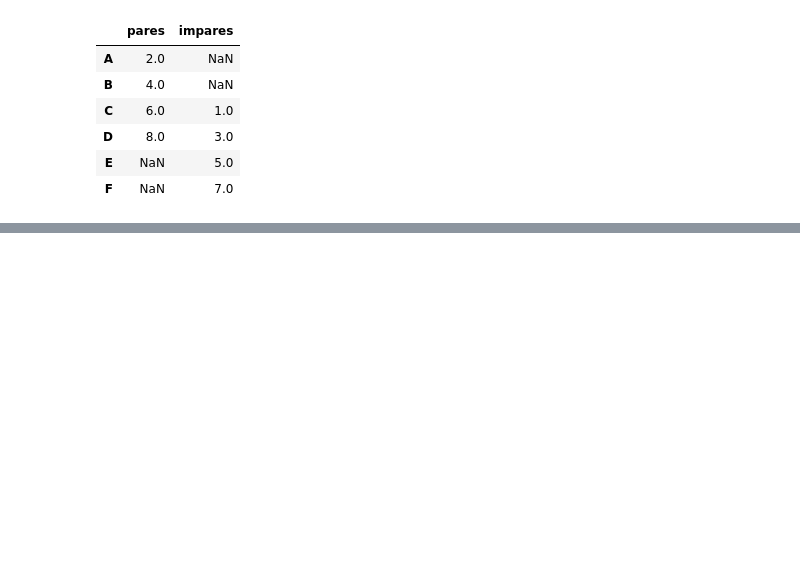
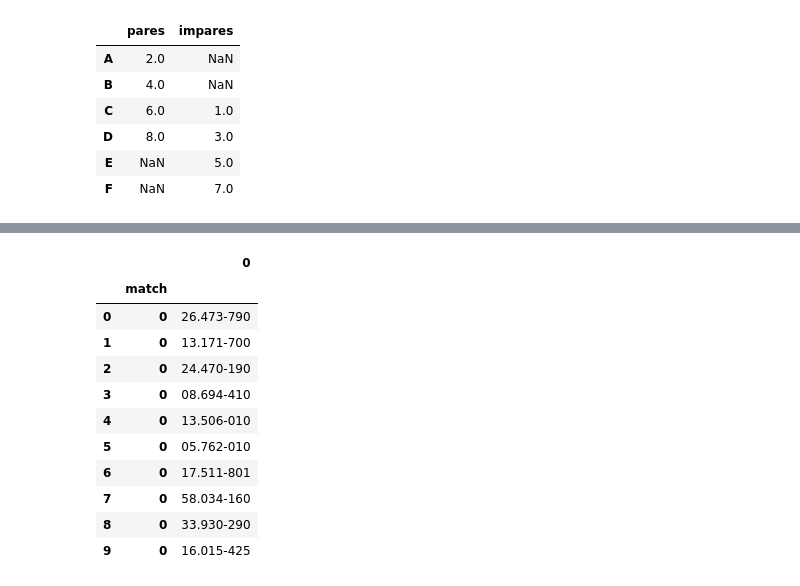
Before and after one commit to biamouras/alura-pandas-ds, a Jupyter notebook: 05_pandas_avancado/exercicios.ipynb, the cells around one changed output, grey strips where cells are left out. Drawn from its saved outputs; the diff is of its cells as text; code cells hidden in the pictures; blank space fills up the shorter version.

```diff
--- a/05_pandas_avancado/exercicios.ipynb
+++ b/05_pandas_avancado/exercicios.ipynb
@@ -369,0 +382,13 @@ pd.merge(
+# %%
+pessoas = pd.Series([
+    'Nome: Mariana Sousa | End.: Rua Damasco, 1978 Japeri-RJ 26.473-790 | Tel.: (21) 99131-8473',
+    'Nome: Aline Cardoso | End.: Rua Paschoal Marmirolli, 577 Sumaré-SP 13.171-700 | Tel.: (19) 8577-4777',
+    'Nome: Vitór Fernandes | Tel.: (21) 5923-5723 | End.: Rua Bernardo Franco, 1520 São Gonçalo-RJ 24.470-190',
+    'Nome: Victor Sousa | Tel.: (11) 98618-2626 | End.: Rua Santa Terezinha, 27 Suzano-SP 08.694-410',
+    'Nome: Vitória Dias | Tel.: (19) 97632-5829 | End.: Rua 4 JA, 500 Rio Claro-SP 13.506-010',
+    'Nome: Douglas Santos | Tel.: (11) 4890-8192 | End.: Rua Alcides Teodoro Santos, 1268 São Paulo-SP 05.762-010',
+    'Nome: Kauan Pinto | Tel.: (14) 6752-6858 | End.: Rua Amélia Volta Laplechade, 1334 Marília-SP 17.511-801',
+    'Nome: Miguel Silva | End.: Rua Severina Ferreira, 1408 João Pessoa-PB 58.034-160 | Tel.: (83) 7077-6476',
+    'Nome: Luis Castro | Tel.: (31) 97711-4493 | End.: Rua São Bento, 969 Ribeirão das Neves-MG 33.930-290',
+    'Nome: Thiago Almeida | Tel.: (18) 2031-3622 | End.: Rua Liberdade, 669 Araçatuba-SP 16.015-425'
+])
@@ -369,0 +399,15 @@ pd.merge(
+# %%
+pessoas.str.extractall('(\d{2}.\d{3}-\d{3})')
+# %% [output]
+|  |  | 0 |
+|  | match |  |
+| 0 | 0 | 26.473-790 |
+| 1 | 0 | 13.171-700 |
+| 2 | 0 | 24.470-190 |
+| 3 | 0 | 08.694-410 |
+| 4 | 0 | 13.506-010 |
+| 5 | 0 | 05.762-010 |
+| 6 | 0 | 17.511-801 |
+| 7 | 0 | 58.034-160 |
+| 8 | 0 | 33.930-290 |
+| 9 | 0 | 16.015-425 |
```
Also changed, not shown: parts of 12 cells of this notebook, 1 other file.
